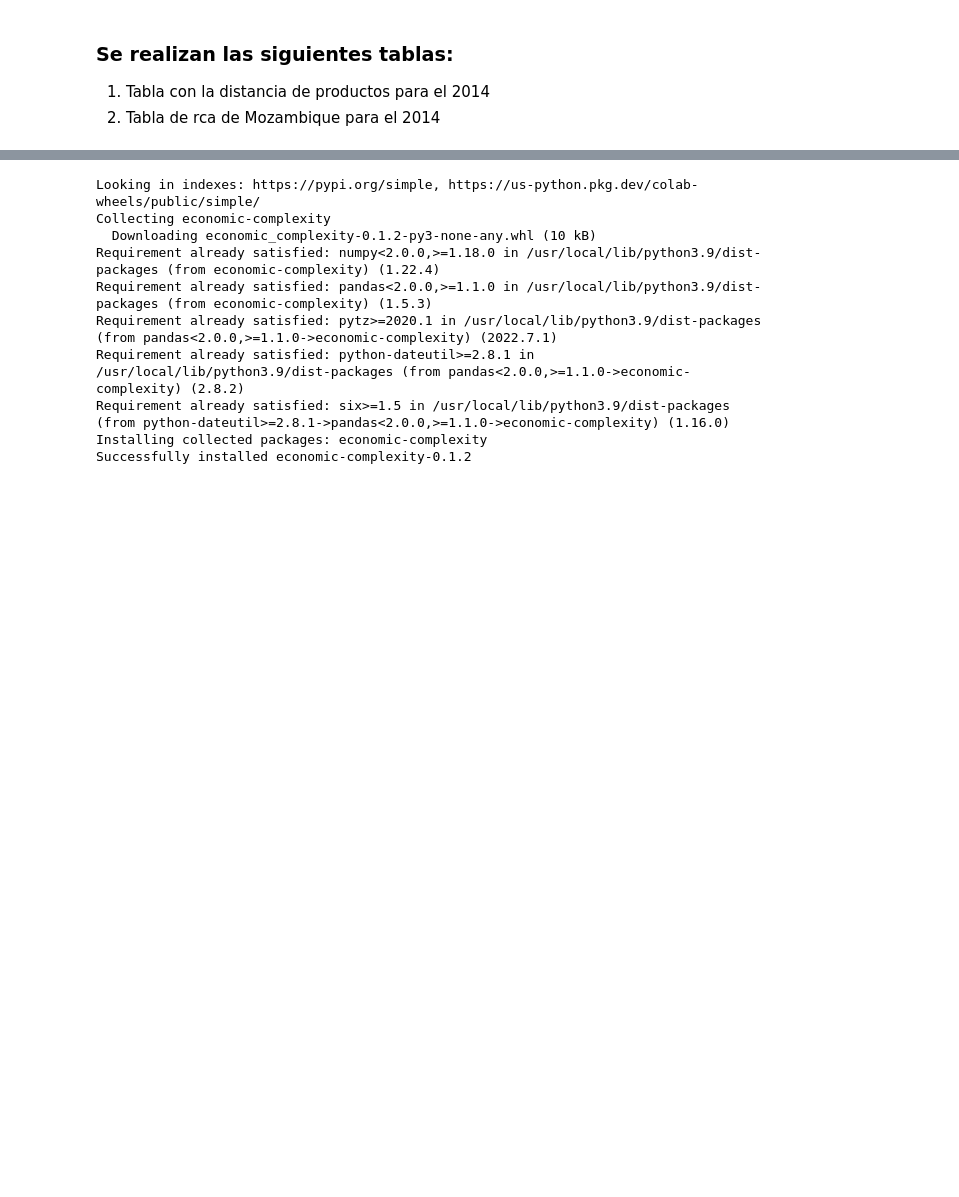
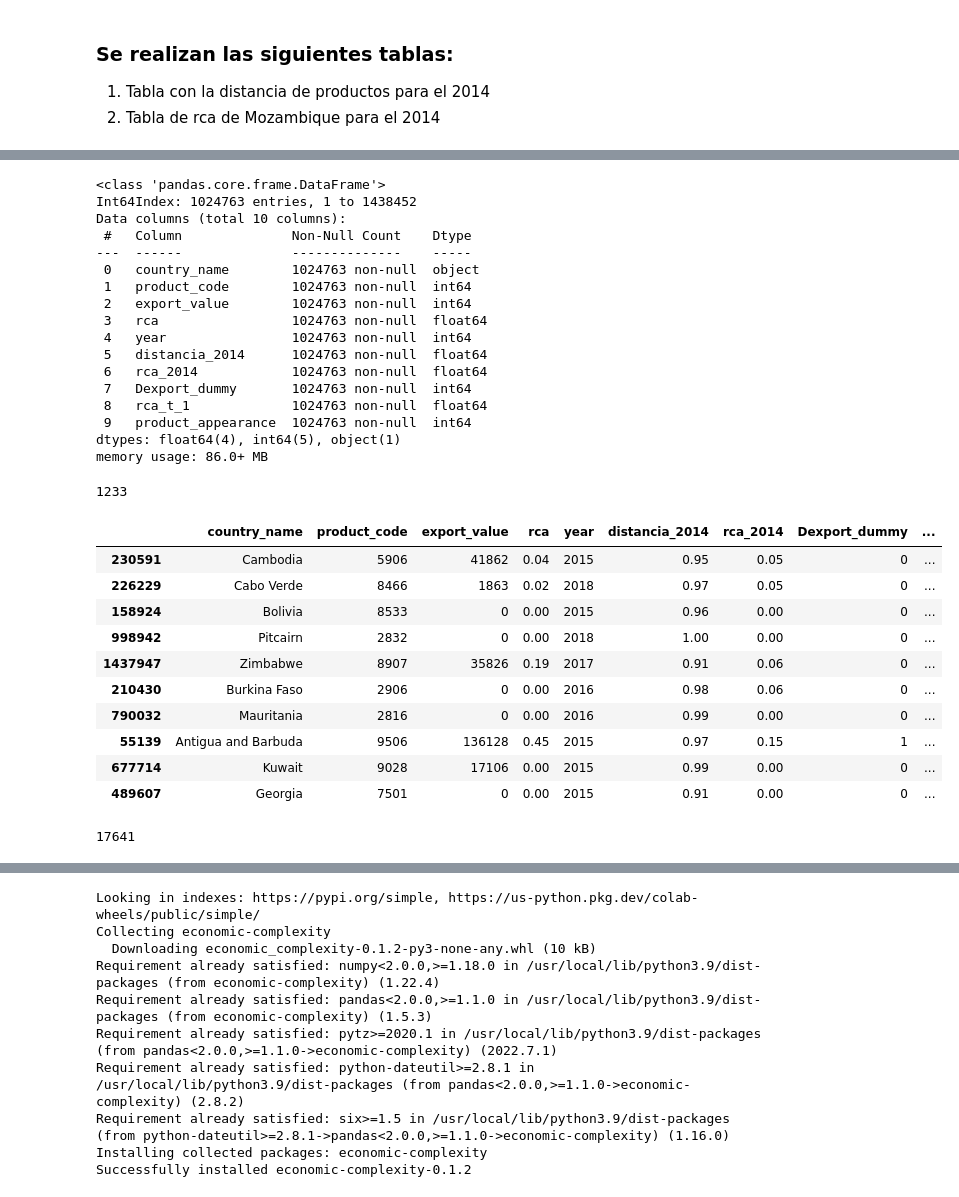
Before and after one commit to descandon88/Ecuador-Growth-data-set, a Jupyter notebook: analisis_mozambique/feasible_products_proposition_1.ipynb, the cells around one changed output, grey strips where cells are left out. Drawn from its saved outputs; the diff is of its cells as text; code cells hidden in the pictures; blank space fills up the shorter version.

```diff
--- a/analisis_mozambique/feasible_products_proposition_1.ipynb
+++ b/analisis_mozambique/feasible_products_proposition_1.ipynb
@@ -386,0 +446,9 @@ df_test.sample(n=10)
+# %%
+def cal_product_appearances(data,
+    ):
+  t_df = data.copy()
+  #Se realiza el cálculo de propiedades
+  print("Se realiza el cálculo de product appearances...")
+
+  t_df['product_appearance']=t_df.apply( lambda x: 1 if (x.rca_t_1<1 and x.rca>1) else 0,axis = 1)
+  return t_df
@@ -386,0 +481,7 @@ df_test.sample(n=10)
+# %%
+my_lambda = lambda x: x < 1
+# t_pro_app_absent = t_product_appearance.loc[t_product_appearance['rca_2014'].apply(my_lambda)]
+t_pro_app_absent = t_product_appearance.loc[t_product_appearance['rca_2014']<1]
+
+t_pro_app_absent.info()
+t_product_appearance.info()
@@ -386,0 +506,37 @@ df_test.sample(n=10)
+# %%
+t_pro_app_absent.info()
+t_pro_app_absent['product_code'].nunique()
+count_product_appe = (t_pro_app_absent['product_appearance'] == 1).sum()
+t_pro_app_absent.sample(n=10)
+count_product_appe
+# %% [output]
+<class 'pandas.core.frame.DataFrame'>
+Int64Index: 1024763 entries, 1 to 1438452
+Data columns (total 10 columns):
+ #   Column              Non-Null Count    Dtype
+---  ------              --------------    -----
+ 0   country_name        1024763 non-null  object
+ 1   product_code        1024763 non-null  int64
+ 2   export_value        1024763 non-null  int64
+ 3   rca                 1024763 non-null  float64
+ 4   year                1024763 non-null  int64
+ 5   distancia_2014      1024763 non-null  float64
+ 6   rca_2014            1024763 non-null  float64
+ 7   Dexport_dummy       1024763 non-null  int64
+ 8   rca_t_1             1024763 non-null  float64
+ 9   product_appearance  1024763 non-null  int64
+dtypes: float64(4), int64(5), object(1)
+memory usage: 86.0+ MB
+1233
+|  | country_name | product_code | export_value | rca | year | distancia_2014 | rca_2014 | Dexport_dummy | ... |
+| 230591 | Cambodia | 5906 | 41862 | 0.04 | 2015 | 0.95 | 0.05 | 0 | ... |
+| 226229 | Cabo Verde | 8466 | 1863 | 0.02 | 2018 | 0.97 | 0.05 | 0 | ... |
+| 158924 | Bolivia | 8533 | 0 | 0.00 | 2015 | 0.96 | 0.00 | 0 | ... |
+| 998942 | Pitcairn | 2832 | 0 | 0.00 | 2018 | 1.00 | 0.00 | 0 | ... |
+| 1437947 | Zimbabwe | 8907 | 35826 | 0.19 | 2017 | 0.91 | 0.06 | 0 | ... |
+| 210430 | Burkina Faso | 2906 | 0 | 0.00 | 2016 | 0.98 | 0.06 | 0 | ... |
+| 790032 | Mauritania | 2816 | 0 | 0.00 | 2016 | 0.99 | 0.00 | 0 | ... |
+| 55139 | Antigua and Barbuda | 9506 | 136128 | 0.45 | 2015 | 0.97 | 0.15 | 1 | ... |
+| 677714 | Kuwait | 9028 | 17106 | 0.00 | 2015 | 0.99 | 0.00 | 0 | ... |
+| 489607 | Georgia | 7501 | 0 | 0.00 | 2015 | 0.91 | 0.00 | 0 | ... |
+17641
```
Also changed, not shown: parts of 32 cells of this notebook.
